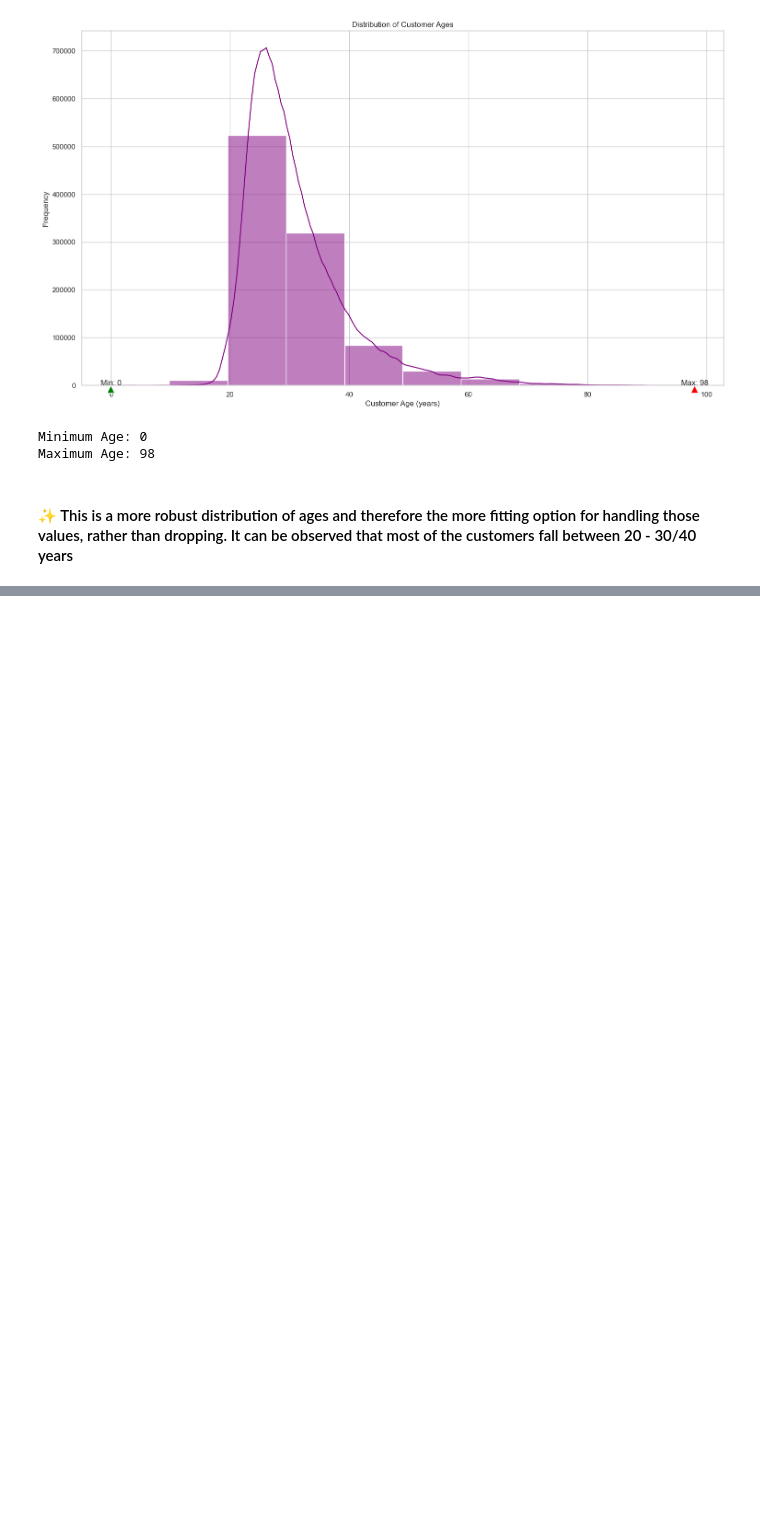
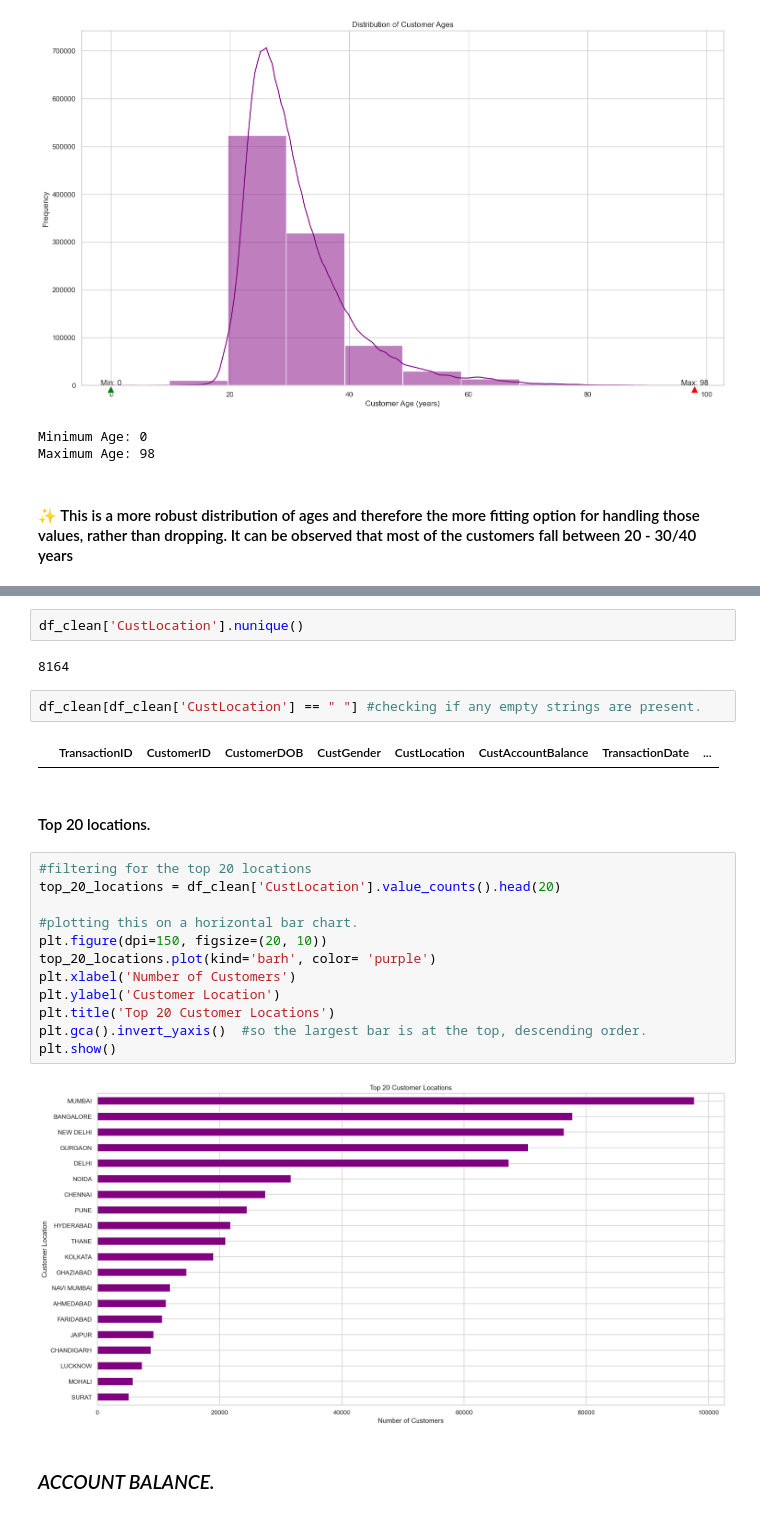
Before and after one commit to mosimii/banktrust-rfm-customer-segmentation, a Jupyter notebook: rfm_customer_segmentation_banktrust.ipynb, the cells around one changed output, grey strips where cells are left out. Drawn from its saved outputs; the diff is of its cells as text; blank space fills up the shorter version.

```diff
--- a/rfm_customer_segmentation_banktrust.ipynb
+++ b/rfm_customer_segmentation_banktrust.ipynb
@@ -503,0 +559,26 @@ Maximum Age: 98
+# %%
+df_clean['CustLocation'].nunique()
+# %% [output]
+8164
+# %%
+df_clean[df_clean['CustLocation'] == " "] #checking if any empty strings are present.
+# %% [output]
+|  | TransactionID | CustomerID | CustomerDOB | CustGender | CustLocation | CustAccountBalance | TransactionDate | ... |
+# %% [markdown]
+#### Top 20 locations.
+# %%
+#filtering for the top 20 locations
+top_20_locations = df_clean['CustLocation'].value_counts().head(20)
+
+#plotting this on a horizontal bar chart.
+plt.figure(dpi=150, figsize=(20, 10))
+top_20_locations.plot(kind='barh', color= 'purple')
+plt.xlabel('Number of Customers')
+plt.ylabel('Customer Location')
+plt.title('Top 20 Customer Locations')
+plt.gca().invert_yaxis()  #so the largest bar is at the top, descending order.
+plt.show()
+# %% [output]
+[figure, added]
+# %% [markdown]
+### _ACCOUNT BALANCE._
```
Also changed, not shown: parts of 27 cells of this notebook.
